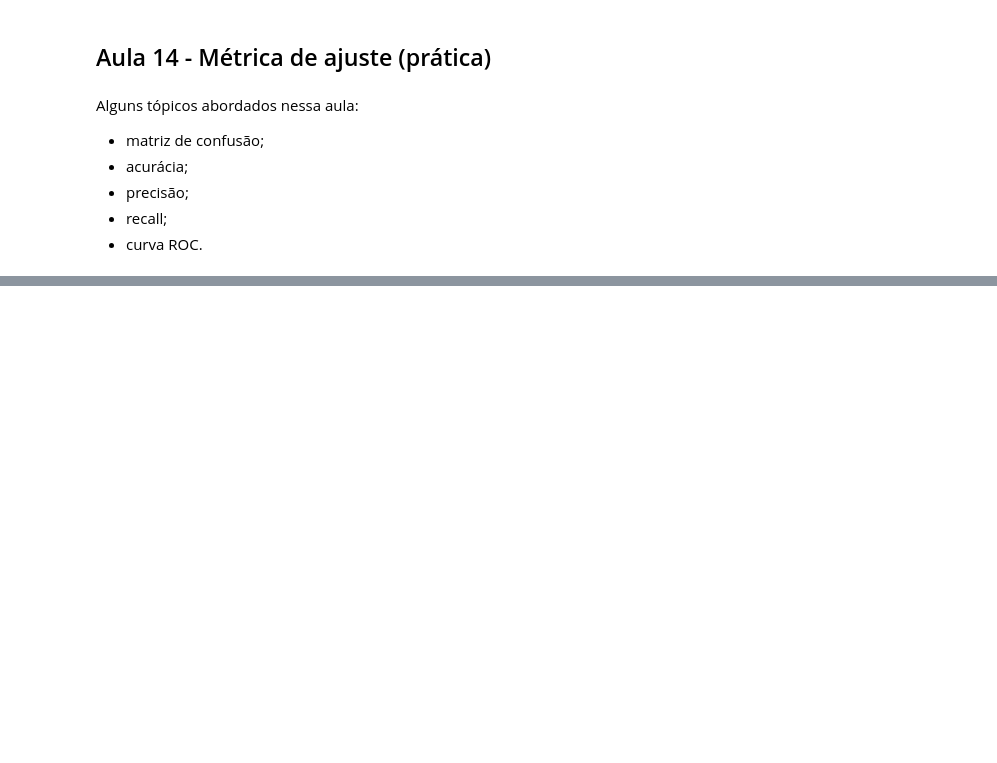
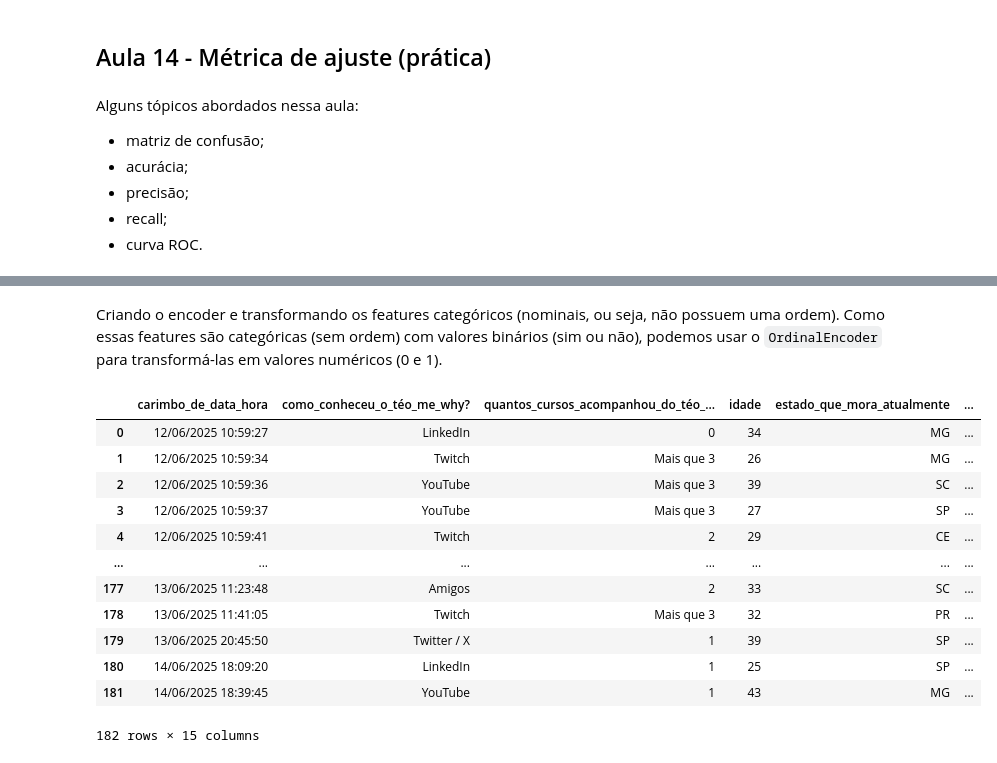
Before and after one commit to Igor-Scalzer010/Data-Science-Notes, a Jupyter notebook: notebooks/curso_youtube_ml/ml_yb.ipynb, the cells around one changed output, grey strips where cells are left out. Saved outputs shown, nothing was run; the diff lists cells and outputs as text; code cells hidden in the pictures; blank space fills up the shorter version.

```diff
--- a/notebooks/curso_youtube_ml/ml_yb.ipynb
+++ b/notebooks/curso_youtube_ml/ml_yb.ipynb
@@ -1149,0 +1187,39 @@ Alguns tópicos abordados nessa aula:
+# %% [markdown]
+Criando o encoder e transformando os features categóricos (nominais, ou seja, não possuem uma ordem). Como essas features são categóricas (sem ordem) com valores binários (sim ou não), podemos usar o `OrdinalEncoder` para transformá-las em valores numéricos (0 e 1).
+# %%
+from sklearn.preprocessing import OrdinalEncoder
+
+features_fix = df[[
+    "curte_games?",
+    "curte_futebol?",
+    "curte_livros?",
+    "curte_jogos_de_tabuleiro?",
+    "curte_jogos_de_fórmula_1?",
+    "curte_jogos_de_mma?",
+    "você_se_considera_uma_pessoa_feliz?"
+]]
+
+# Criando o encoder e transformando as features categóricos (nominais, ou seja, não possuem uma ordem)
+encoder = OrdinalEncoder()
+encoded = encoder.fit_transform(features_fix).astype(int)
+encoded_df = pd.DataFrame(
+    encoded,
+    columns=encoder.get_feature_names_out(features_fix.columns.tolist())
+)
+
+df = pd.concat([df.drop(features_fix.columns.tolist(), axis=1), encoded_df], axis=1)
+df
+# %% [output]
+|  | carimbo_de_data_hora | como_conheceu_o_téo_me_why? | quantos_cursos_acompanhou_do_téo_... | idade | estado_que_mora_atualmente | ... |
+| 0 | 12/06/2025 10:59:27 | LinkedIn | 0 | 34 | MG | ... |
+| 1 | 12/06/2025 10:59:34 | Twitch | Mais que 3 | 26 | MG | ... |
+| 2 | 12/06/2025 10:59:36 | YouTube | Mais que 3 | 39 | SC | ... |
+| 3 | 12/06/2025 10:59:37 | YouTube | Mais que 3 | 27 | SP | ... |
+| 4 | 12/06/2025 10:59:41 | Twitch | 2 | 29 | CE | ... |
+| ... | ... | ... | ... | ... | ... | ... |
+| 177 | 13/06/2025 11:23:48 | Amigos | 2 | 33 | SC | ... |
+| 178 | 13/06/2025 11:41:05 | Twitch | Mais que 3 | 32 | PR | ... |
+| 179 | 13/06/2025 20:45:50 | Twitter / X | 1 | 39 | SP | ... |
+| 180 | 14/06/2025 18:09:20 | LinkedIn | 1 | 25 | SP | ... |
+| 181 | 14/06/2025 18:39:45 | YouTube | 1 | 43 | MG | ... |
+182 rows × 15 columns
```
Also changed, not shown: parts of 14 cells of this notebook.
